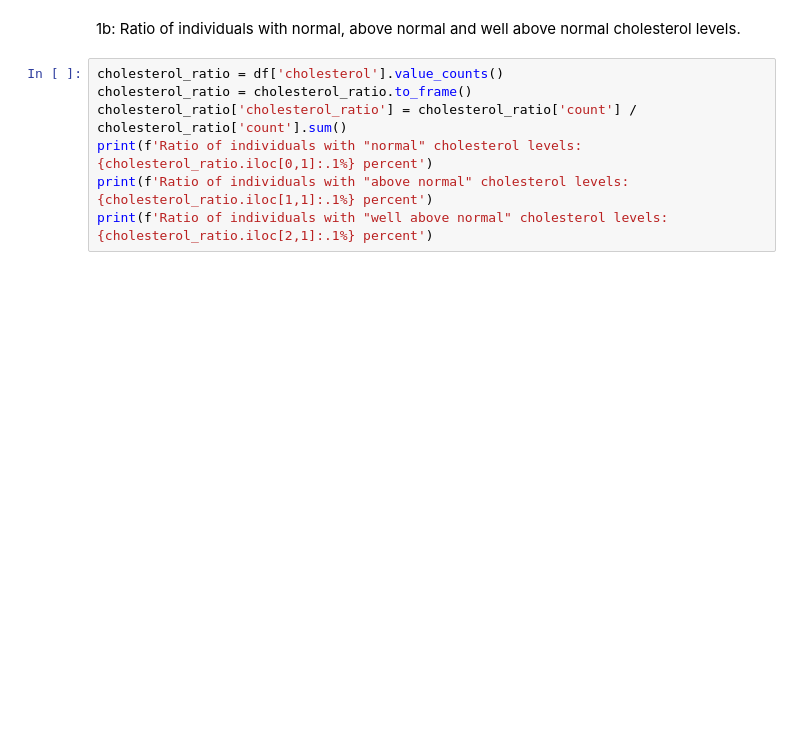
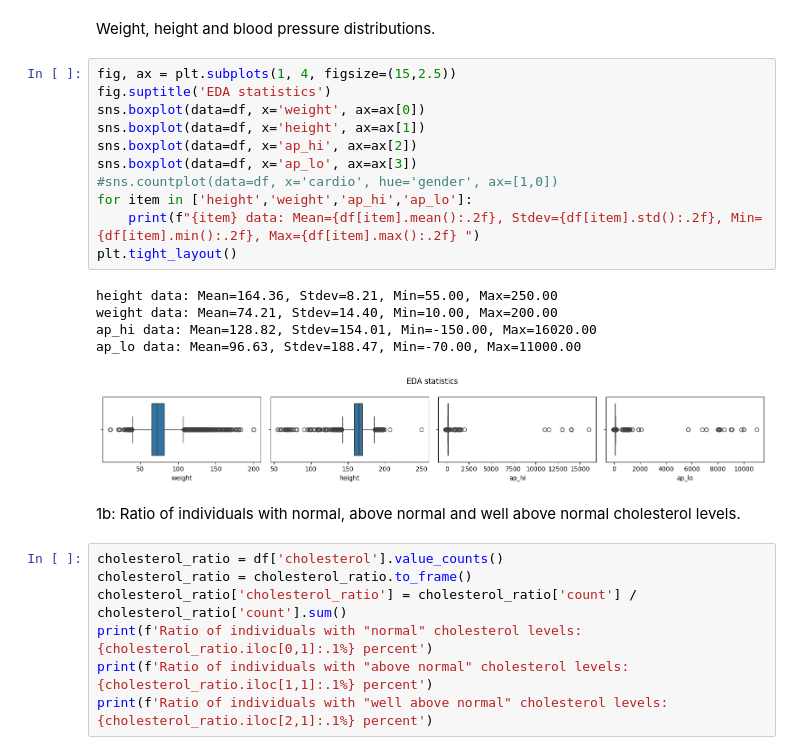
Before and after one commit to dancla240/Machine_Learning_Daniel_Claesson, a Jupyter notebook: Lab/Lab_1_heart.ipynb, the cells around one changed output. Saved outputs shown, nothing was run; the diff lists cells and outputs as text; blank space fills up the shorter version.

```diff
--- a/Lab/Lab_1_heart.ipynb
+++ b/Lab/Lab_1_heart.ipynb
@@ -46,3 +35,22 @@ Nbr of individuels with presence of cardiovascular disease: 34979
+# %% [markdown]
+Weight, height and blood pressure distributions.
+# %%
+fig, ax = plt.subplots(1, 4, figsize=(15,2.5))
+fig.suptitle('EDA statistics')
+sns.boxplot(data=df, x='weight', ax=ax[0])
+sns.boxplot(data=df, x='height', ax=ax[1])
+sns.boxplot(data=df, x='ap_hi', ax=ax[2])
+sns.boxplot(data=df, x='ap_lo', ax=ax[3])
+#sns.countplot(data=df, x='cardio', hue='gender', ax=[1,0])
+for item in ['height','weight','ap_hi','ap_lo']:
+    print(f"{item} data: Mean={df[item].mean():.2f}, Stdev={df[item].std():.2f}, Min={df[item].min():.2f}, Max={df[item].max():.2f} ")
+plt.tight_layout()
+# %% [output]
+height data: Mean=164.36, Stdev=8.21, Min=55.00, Max=250.00
+weight data: Mean=74.21, Stdev=14.40, Min=10.00, Max=200.00
+ap_hi data: Mean=128.82, Stdev=154.01, Min=-150.00, Max=16020.00
+ap_lo data: Mean=96.63, Stdev=188.47, Min=-70.00, Max=11000.00
+[figure, added]
 # %% [markdown]
 1b: Ratio of individuals with normal, above normal and well above normal cholesterol levels.
 # %%
```
Also changed, not shown: parts of 63 cells of this notebook.
